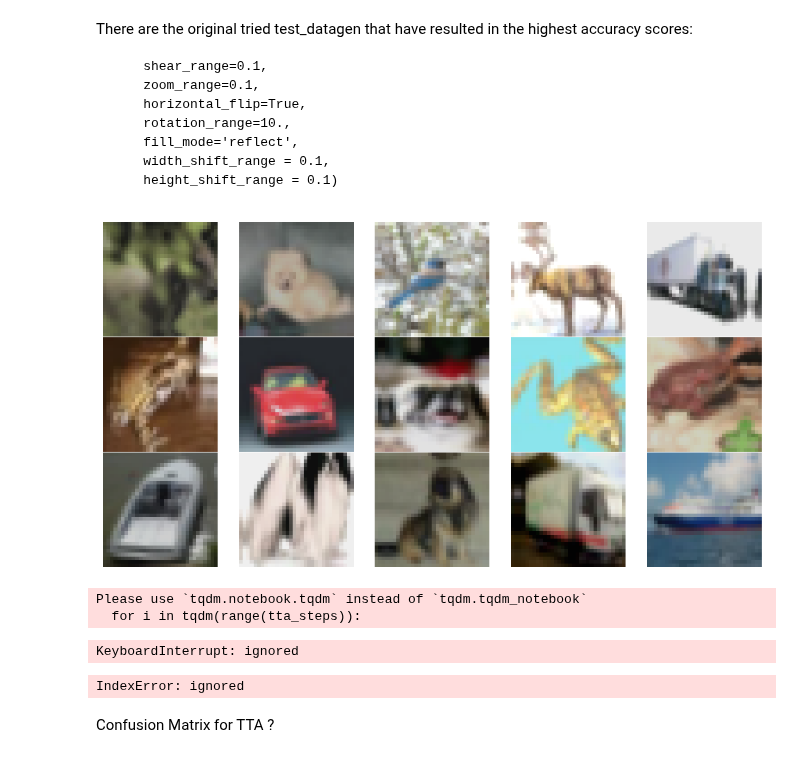
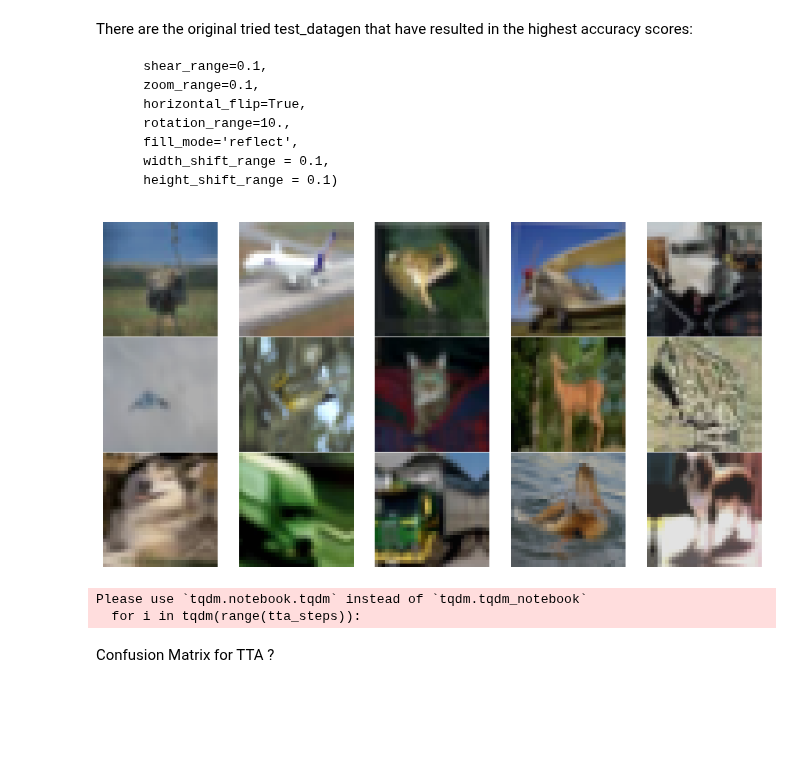
Before and after one commit to RachelRamirez/tta, a Jupyter notebook: TTA_experiments_only.ipynb, the cells around one changed output. Cells and saved outputs as stored; diff of their text form; code cells hidden in the pictures; blank space fills up the shorter version.

```diff
--- a/TTA_experiments_only.ipynb
+++ b/TTA_experiments_only.ipynb
@@ -479,31 +483,32 @@ display_datagen = ImageDataGenerator(
         height_shift_range = params['height_shift_range'],
 
        featurewise_center = params['featurewise_center'],
        samplewise_center  = params['samplewise_center'],
        featurewise_std_normalization = params['featurewise_std_normalization'],
        samplewise_std_normalization = params['samplewise_std_normalization'],
 
         zca_whitening = params['zca_whitening'],
 
         brightness_range = params['brightness_range'],
 
         channel_shift_range = params['channel_shift_range'],
         vertical_flip = params['vertical_flip'],
 
 
 )
 
 display_datagen.fit(x_train)
 
 plt.figure(figsize=(10,5))
 
 for X_batch, y_batch in display_datagen.flow(x_train, y_train, batch_size=15):
     for i in range(0, 15):
         plt.subplot(3, 5, i+1)
         plt.imshow(X_batch[i].reshape(32, 32, 3), cmap=plt.get_cmap('gray'))
         plt.axis('off')
     plt.tight_layout(pad=0.1)
     plt.show()
+    run["tta_image_preview"].log(plt)
     break
 # %% [output]
-[figure, old version]
+[figure, new version]
@@ -526,5 +515,6 @@ test_datagen.fit(x_train)
 # %%
 predictions_tta = []
+test_datagen.fit(x_train)
 
 for i in tqdm(range(tta_steps)):
     preds = model.predict(test_datagen.flow(x_test, batch_size=bs, shuffle=False), steps = len(x_test)/bs)   #Changed X_val to X_test
@@ -532,7 +522,6 @@ for i in tqdm(range(tta_steps)):
 # %% [output]
 Please use `tqdm.notebook.tqdm` instead of `tqdm.tqdm_notebook`
   for i in tqdm(range(tta_steps)):
-KeyboardInterrupt: ignored
 # %%
 # predictions_tta[0][0]   #the first guess of #tta_steps for the 0th image, 1st prob guess is "3" followed by "5"
 # predictions_tta[9][0]   #the 9th   guess of #tta_steps for the 0th image, 1st largest prob is "3" followed by "5"
@@ -540,11 +529,11 @@ KeyboardInterrupt: ignored
 # %%
 final_pred = np.mean(predictions_tta, axis=0)
 
+all_predictions_df = pd.Dataframe(data = predictions_tta)
+print(all_predictions_df)
+
+
 # final_pred[0] #This is the average guess for image 0, "3" followed by "5"
-
-np.argmax(final_pred[0])
+# np.argmax(final_pred[0])
 
 df = pd.DataFrame(data={'y_test': y_test.reshape(-1), 'y_pred': final_pred.argmax(axis=1), 'y_pred_probability': final_pred.max(axis=1)})
-run['test/predictions'] = neptune.types.File.as_html(df)
-# %% [output]
-IndexError: ignored
```
Also changed, not shown: parts of 21 cells of this notebook.
